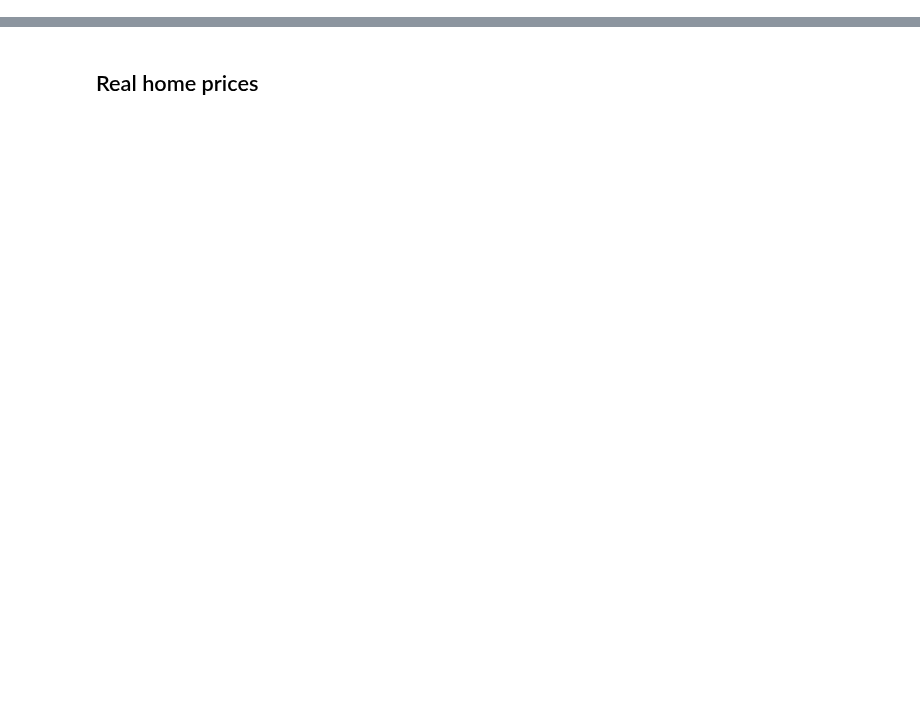
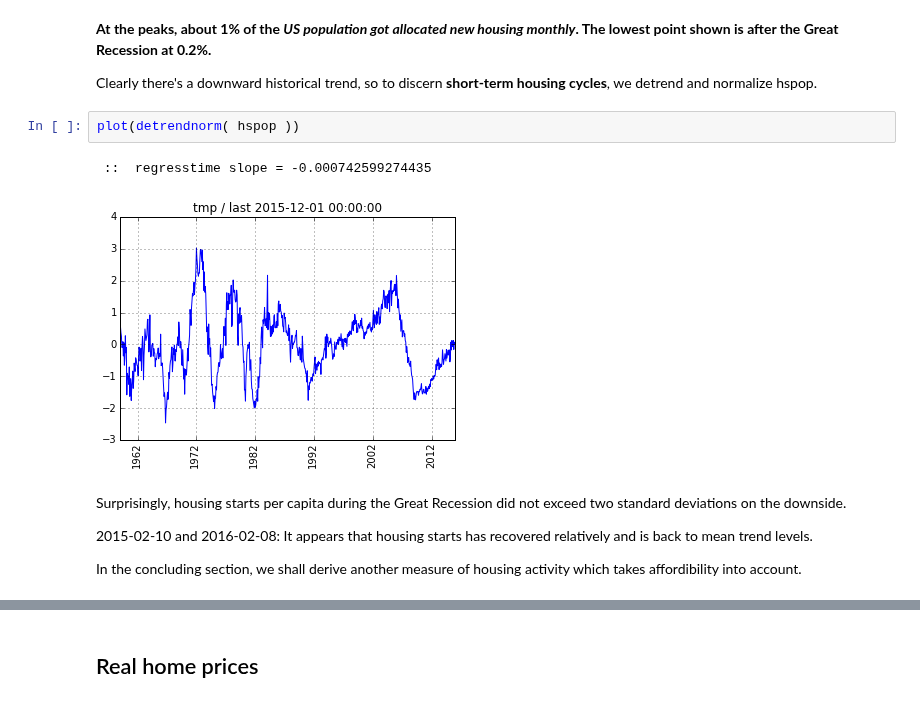
Before and after one commit to rsvp/fecon235, a Jupyter notebook: nb/fred-housing.ipynb, the cells around one changed output, grey strips where cells are left out. Cells and saved outputs as stored; diff of their text form; blank space fills up the shorter version.

```diff
--- a/nb/fred-housing.ipynb
+++ b/nb/fred-housing.ipynb
@@ -125,0 +102,20 @@ georet(homepx, 12)
+# %% [markdown]
+**At the peaks, about 1% of the *US population got allocated new housing monthly*.
+The lowest point shown is after the Great Recession at 0.2%.**
+
+Clearly there's a downward historical trend, so to discern **short-term housing cycles**,
+we detrend and normalize hspop.
+# %%
+plot(detrendnorm( hspop ))
+# %% [output]
+ ::  regresstime slope = -0.000742599274435
+[figure, added]
+# %% [markdown]
+Surprisingly, housing starts per capita during the Great Recession did not
+exceed two standard deviations on the downside.
+
+2015-02-10 and 2016-02-08:  It appears that housing starts has recovered relatively
+and is back to mean trend levels.
+
+In the concluding section, we shall derive another measure of housing activity
+which takes affordibility into account.
```
Also changed, not shown: parts of 66 cells of this notebook.
